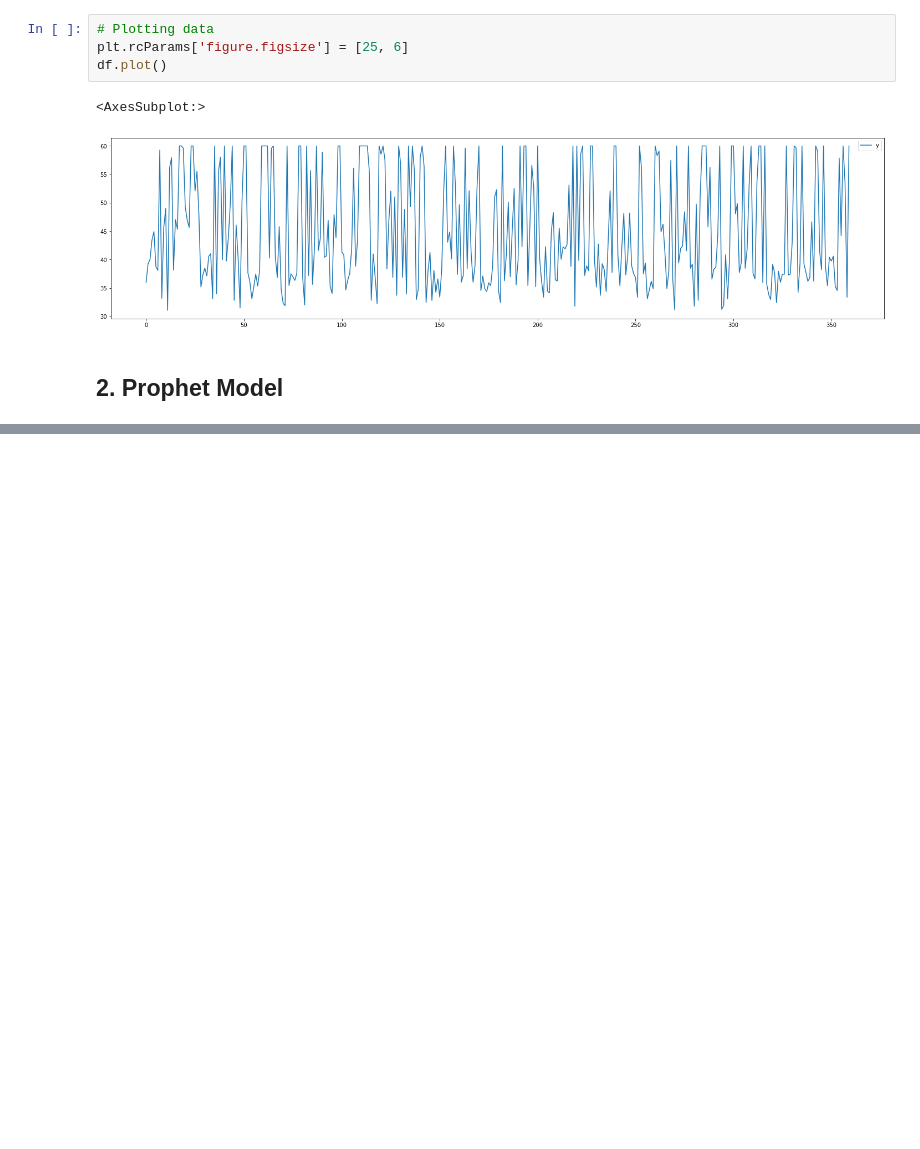
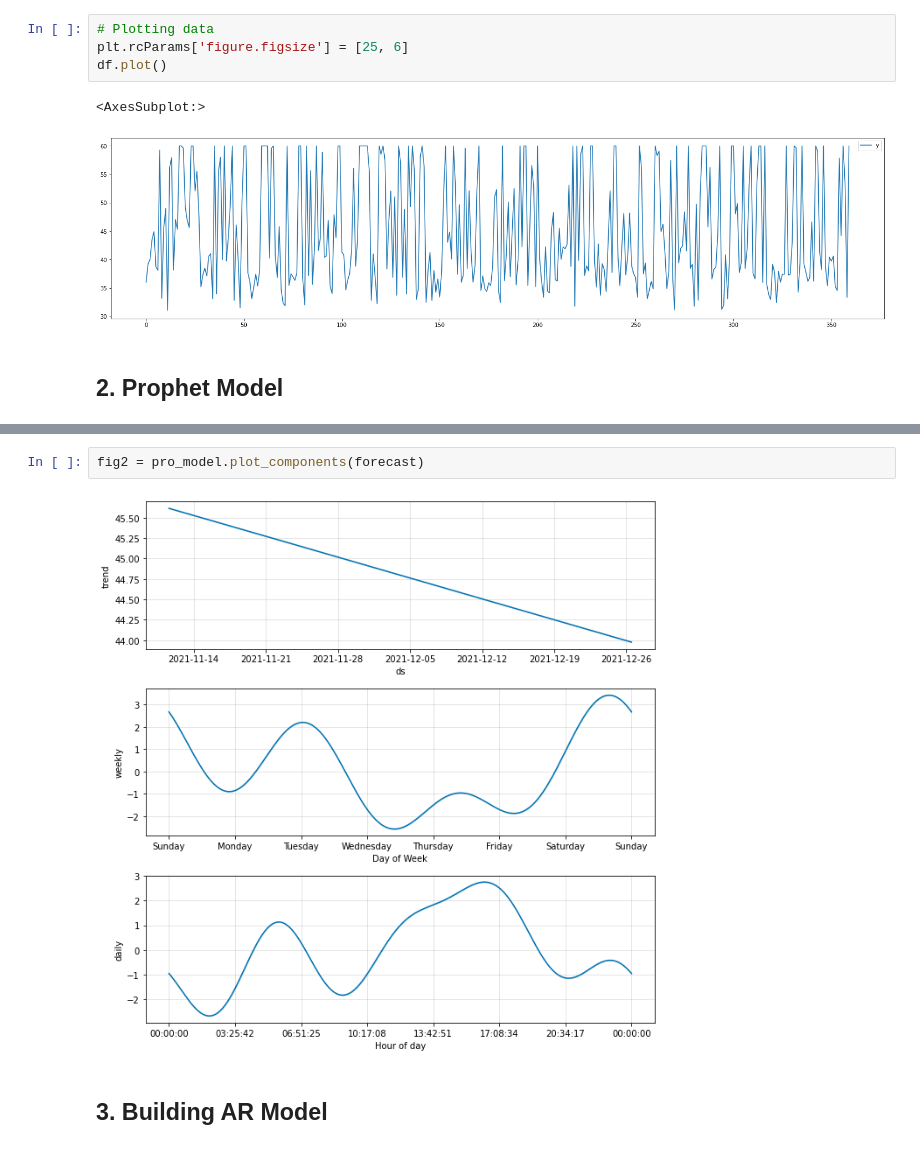
Before and after one commit to IanRayburn/Air_Quality_Prediction, a Jupyter notebook: Air_Quality_Pred.ipynb, the cells around one changed output, grey strips where cells are left out. Drawn from its saved outputs; the diff is of its cells as text; blank space fills up the shorter version.

```diff
--- a/Air_Quality_Pred.ipynb
+++ b/Air_Quality_Pred.ipynb
@@ -84,0 +106,6 @@ Optimization terminated normally:
+# %%
+fig2 = pro_model.plot_components(forecast)
+# %% [output]
+[figure, added]
+# %% [markdown]
+## 3. Building AR Model
```
Also changed, not shown: parts of 5 cells of this notebook.
